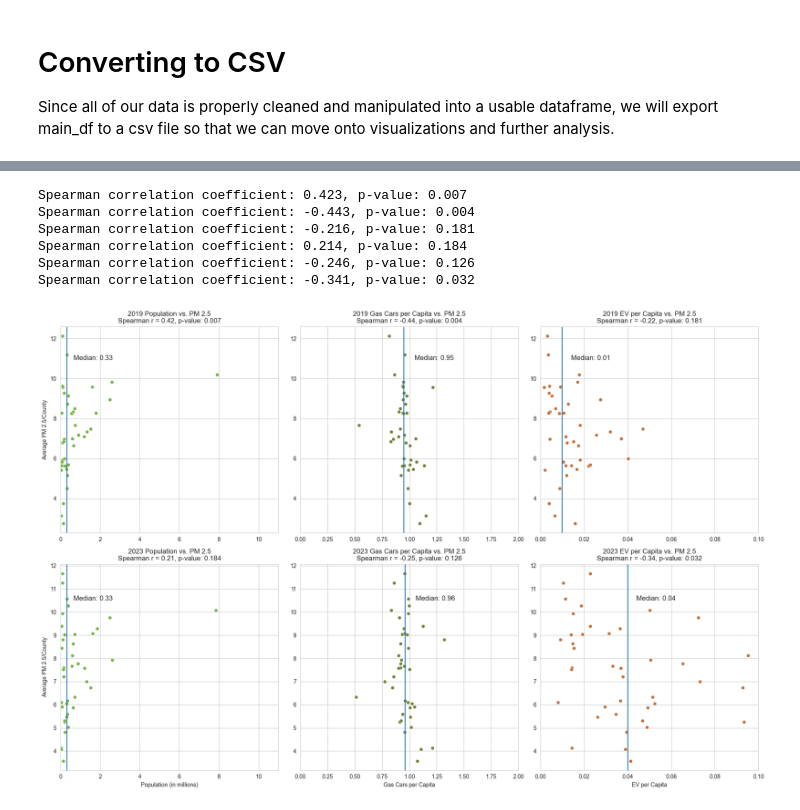
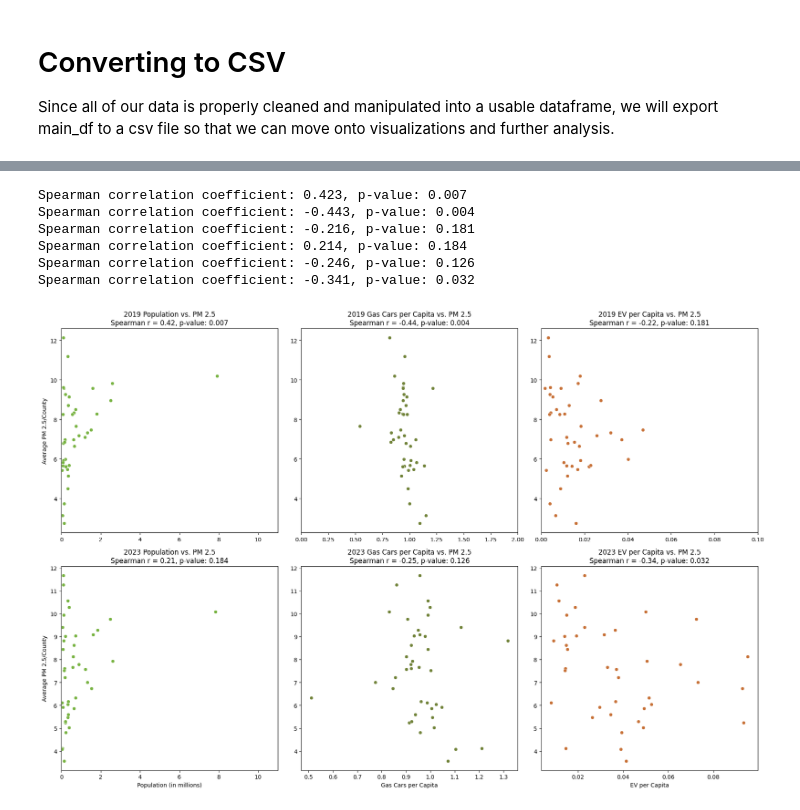
Before and after one commit to kellerl7/SIADS_Milestone_1, a Jupyter notebook: 19-btschmid-claris-lucaskel-kr_backup.ipynb, the cells around one changed output, grey strips where cells are left out. Cells and saved outputs as stored; diff of their text form; code cells hidden in the pictures.

Commit message:
Main Notebook Modifications

```diff
--- a/19-btschmid-claris-lucaskel-kr_backup.ipynb
+++ b/19-btschmid-claris-lucaskel-kr_backup.ipynb
@@ -993,7 +1179,17 @@ Only in aged_pop_2010_2023: set()
 There are no differences! We can perform an outer merge and finally produce our main_df.
 #### Creating Main_df
 # %%
-main_df = pd.merge(df_pm_vehicles_pop, df_adult_pop, how='inner', on = ['Data Year', 'County'])
-main_df
+# Merging df_pm_vehicles_pop with df_adult_pop to create main_df
+main_df = pd.merge(
+    df_pm_vehicles_pop,
+    df_adult_pop,
+    how='inner',
+    on=['Data Year', 'County']
+)
+
+# Display the merged DataFrame
+main_df.head()
+
+#cell formatted for PEP 8 compliance using chat-gpt 10-7-2024
 # %% [output]
 |  | Data Year | County | Average PM 2.5/County | Number of Site IDs/County | County Latitude | County Longitude | ... |
@@ -1068,11 +1286,11 @@ See the caveats in the documentation: https://pandas.pydata.org/pandas-docs/stab
 # %%
-# Assuming df_pm_vehicles_pop is your DataFrame
+# Filter DataFrames for specific years
 df_2023 = df_pm_vehicles_pop[df_pm_vehicles_pop['Data Year'] == 2023]
 df_2019 = df_pm_vehicles_pop[df_pm_vehicles_pop['Data Year'] == 2019]
 
-
-df_2023.loc[:, ['Population (M)']] = df_2023['Adult Population'] / 1000000
-df_2019.loc[:, ['Population (M)']] = df_2019['Adult Population'] / 1000000
+# Convert 'Adult Population' to millions
+df_2023.loc[:, ['Population (M)']] = df_2023['Adult Population'] / 1_000_000
+df_2019.loc[:, ['Population (M)']] = df_2019['Adult Population'] / 1_000_000
 
 # Create subplots (2 rows, 3 columns)
 fig, axes = plt.subplots(2, 3, figsize=(18, 12))
@@ -1081,92 +1299,71 @@ fig, axes = plt.subplots(2, 3, figsize=(18, 12))
 # Calculate Spearman correlation
 stat, p = spearmanr(df_2019['Population (M)'], df_2019['Average PM 2.5/County'])
 print(f'Spearman correlation coefficient: {stat:.3f}, p-value: {p:.3f}')
+
 # Plot 1 (Row 0, Col 0): Population vs. Average PM 2.5 (2019)
-sns.scatterplot(x='Population (M)', y='Average PM 2.5/County', data=df_2019, ax=axes[0, 0],color = '#78b342')
-#pop_pearson_2019, _ = pearsonr(df_2019['Population'], df_2019['Average PM 2.5/County'])
+sns.scatterplot(x='Population (M)', y='Average PM 2.5/County', data=df_2019, ax=axes[0, 0], color='#78b342')
 axes[0, 0].set_title(f'2019 Population vs. PM 2.5\nSpearman r = {stat:.2f}, p-value: {p:.3f}')
 axes[0, 0].set_xlabel('')
 axes[0, 0].set_ylabel('Average PM 2.5/County')
-axes[0, 0].set_xlim(0,11)
-median = round(df_2019['Population (M)'].median(),2)
-axes[0,0].axvline(median)
-axes[0,0].text(11*.06,df_2019['Average PM 2.5/County'].max()*.9,f'Median: {median}',fontsize=12)
+axes[0, 0].set_xlim(0, 11)
 
+# Plot 2 (Row 0, Col 1): Gas Cars per Capita vs. Average PM 2.5 (2019)
 stat, p = spearmanr(df_2019['Gas Cars per Capita'], df_2019['Average PM 2.5/County'])
 print(f'Spearman correlation coefficient: {stat:.3f}, p-value: {p:.3f}')
-# Plot 2 (Row 0, Col 1): Gas Cars per Capita vs. Average PM 2.5 (2019)
-sns.scatterplot(x='Gas Cars per Capita', y='Average PM 2.5/County', data=df_2019, ax=axes[0, 1], color = '#708238')
-#gas_pearson_2019, _ = pearsonr(df_2019['Gas Cars per Capita'], df_2019['Average PM 2.5/County'])
+sns.scatterplot(x='Gas Cars per Capita', y='Average PM 2.5/County', data=df_2019, ax=axes[0, 1], color='#708238')
 axes[0, 1].set_title(f'2019 Gas Cars per Capita vs. PM 2.5\nSpearman r = {stat:.2f}, p-value: {p:.3f}')
 axes[0, 1].set_xlabel('')
 axes[0, 1].set_ylabel('')
-axes[0, 1].set_xlim(0,2)
-median = round(df_2019['Gas Cars per Capita'].median(),2)
-axes[0,1].axvline(median)
-axes[0,1].text(median*1.1,df_2019['Average PM 2.5/County'].max()*.9,f'Median: {median}',fontsize=12)
+axes[0, 1].set_xlim(0, 2)
 
+# Plot 3 (Row 0, Col 2): EV per Capita vs. Average PM 2.5 (2019)
 stat, p = spearmanr(df_2019['EV per Capita'], df_2019['Average PM 2.5/County'])
 print(f'Spearman correlation coefficient: {stat:.3f}, p-value: {p:.3f}')
-# Plot 3 (Row 0, Col 2): EV per Capita vs. Average PM 2.5 (2019)
-sns.scatterplot(x='EV per Capita', y='Average PM 2.5/County', data=df_2019, ax=axes[0, 2], color = '#c77036')
-#ev_pearson_2019, _ = pearsonr(df_2019['EV per Capita'], df_2019['Average PM 2.5/County'])
+sns.scatterplot(x='EV per Capita', y='Average PM 2.5/County', data=df_2019, ax=axes[0, 2], color='#c77036')
 axes[0, 2].set_title(f'2019 EV per Capita vs. PM 2.5\nSpearman r = {stat:.2f}, p-value: {p:.3f}')
 axes[0, 2].set_xlabel('')
 axes[0, 2].set_ylabel('')
-axes[0, 2].set_xlim(0,.1)
-median = round(df_2019['EV per Capita'].median(),2)
-axes[0,2].axvline(median)
-axes[0,2].text(median*1.4,df_2019['Average PM 2.5/County'].max()*.9,f'Median: {median}',fontsize=12)
+axes[0, 2].set_xlim(0, 0.1)
 
+# 2023 Plots
+# Plot 4 (Row 1, Col 0): Population vs. Average PM 2.5 (2023)
 stat, p = spearmanr(df_2023['Population (M)'], df_2023['Average PM 2.5/County'])
 print(f'Spearman correlation coefficient: {stat:.3f}, p-value: {p:.3f}')
-# 2023 Plots
-# Plot 4 (Row 1, Col 0): Population vs. Average PM 2.5 (2023)
-sns.scatterplot(x='Population (M)', y='Average PM 2.5/County', data=df_2023, ax=axes[1, 0],color = '#78b342')
-#pop_pearson_2023, _ = pearsonr(df_2023['Population'], df_2023['Average PM 2.5/County'])
+sns.scatterplot(x='Population (M)', y='Average PM 2.5/County', data=df_2023, ax=axes[1, 0], color='#78b342')
 axes[1, 0].set_title(f'2023 Population vs. PM 2.5\nSpearman r = {stat:.2f}, p-value: {p:.3f}')
 axes[1, 0].set_xlabel('Population (in millions)')
 axes[1, 0].set_ylabel('Average PM 2.5/County')
-axes[1, 0].set_xlim(0,11)
-median = round(df_2023['Population (M)'].median(),2)
-axes[1,0].axvline(median)
-axes[1,0].text(11*.06,df_2023['Average PM 2.5/County'].max()*.9,f'Median: {median}',fontsize=12)
+axes[1, 0].set_xlim(0, 11)
 
+# Plot 5 (Row 1, Col 1): Gas Cars per Capita vs. Average PM 2.5 (2023)
 stat, p = spearmanr(df_2023['Gas Cars per Capita'], df_2023['Average PM 2.5/County'])
 print(f'Spearman correlation coefficient: {stat:.3f}, p-value: {p:.3f}')
-# Plot 5 (Row 1, Col 1): Gas Cars per Capita vs. Average PM 2.5 (2023)
-sns.scatterplot(x='Gas Cars per Capita', y='Average PM 2.5/County', data=df_2023, ax=axes[1, 1], color = '#708238')
-#gas_pearson_2023, _ = pearsonr(df_2023['Gas Cars per Capita'], df_2023['Average PM 2.5/County'])
+sns.scatterplot(x='Gas Cars per Capita', y='Average PM 2.5/County', data=df_2023, ax=axes[1, 1], color='#708238')
 axes[1, 1].set_title(f'2023 Gas Cars per Capita vs. PM 2.5\nSpearman r = {stat:.2f}, p-value: {p:.3f}')
 axes[1, 1].set_xlabel('Gas Cars per Capita')
 axes[1, 1].set_ylabel('')
-axes[1, 1].set_xlim(0,2)
-median = round(df_2023['Gas Cars per Capita'].median(),2)
-axes[1,1].axvline(median)
-axes[1,1].text(median*1.1,df_2023['Average PM 2.5/County'].max()*.9,f'Median: {median}',fontsize=12)
 
+# Plot 6 (Row 1, Col 2): EV per Capita vs. Average PM 2.5 (2023)
 stat, p = spearmanr(df_2023['EV per Capita'], df_2023['Average PM 2.5/County'])
 print(f'Spearman correlation coefficient: {stat:.3f}, p-value: {p:.3f}')
-# Plot 6 (Row 1, Col 2): EV per Capita vs. Average PM 2.5 (2023)
-sns.scatterplot(x='EV per Capita', y='Average PM 2.5/County', data=df_2023, ax=axes[1, 2], color = '#c77036')
-#ev_pearson_2023, _ = pearsonr(df_2023['EV per Capita'], df_2023['Average PM 2.5/County'])
+sns.scatterplot(x='EV per Capita', y='Average PM 2.5/County', data=df_2023, ax=axes[1, 2], color='#c77036')
 axes[1, 2].set_title(f'2023 EV per Capita vs. PM 2.5\nSpearman r = {stat:.2f}, p-value: {p:.3f}')
 axes[1, 2].set_xlabel('EV per Capita')
 axes[1, 2].set_ylabel('')
-axes[1, 2].set_xlim(0,.1)
-median = round(df_2023['EV per Capita'].median(),2)
-axes[1,2].axvline(median)
-axes[1,2].text(median*1.1,df_2023['Average PM 2.5/County'].max()*.9,f'Median: {median}',fontsize=12)
 
-plt.savefig("graphic_Correlation.png",dpi=300)
+# Save and show the plot
+plt.savefig("graphic_Correlation.png", dpi=300)
+
 # Adjust layout
 plt.tight_layout()
 plt.show()
+
+#cell formatted for PEP 8 compliance using chat-gpt 10-7-2024
 # %% [output]
 Spearman correlation coefficient: 0.423, p-value: 0.007
 Spearman correlation coefficient: -0.443, p-value: 0.004
 Spearman correlation coefficient: -0.216, p-value: 0.181
 Spearman correlation coefficient: 0.214, p-value: 0.184
 Spearman correlation coefficient: -0.246, p-value: 0.126
 Spearman correlation coefficient: -0.341, p-value: 0.032
-[figure, old version]
+[figure, new version]
```
Also changed, not shown: parts of 42 cells of this notebook, 1 other file.
